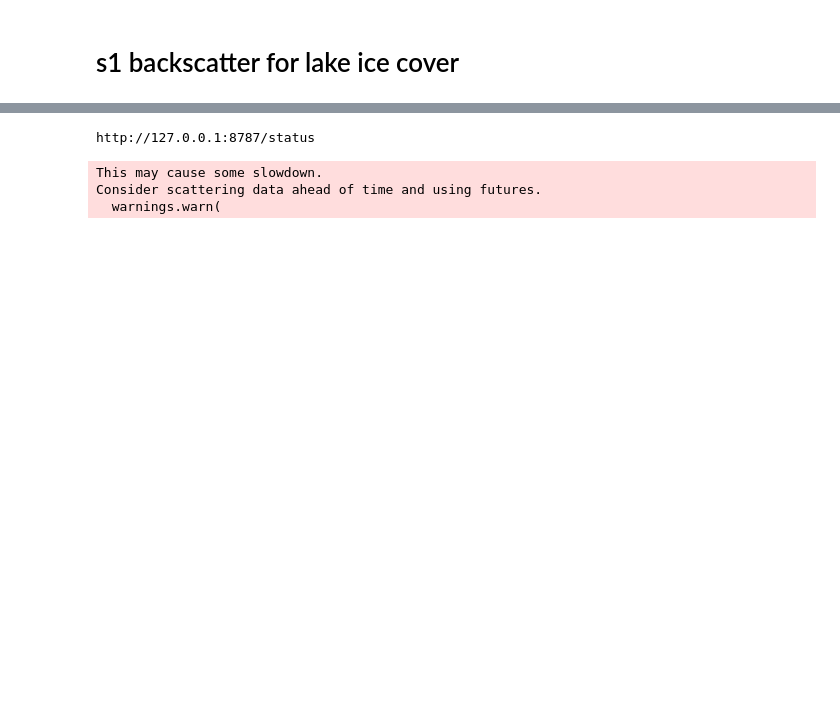
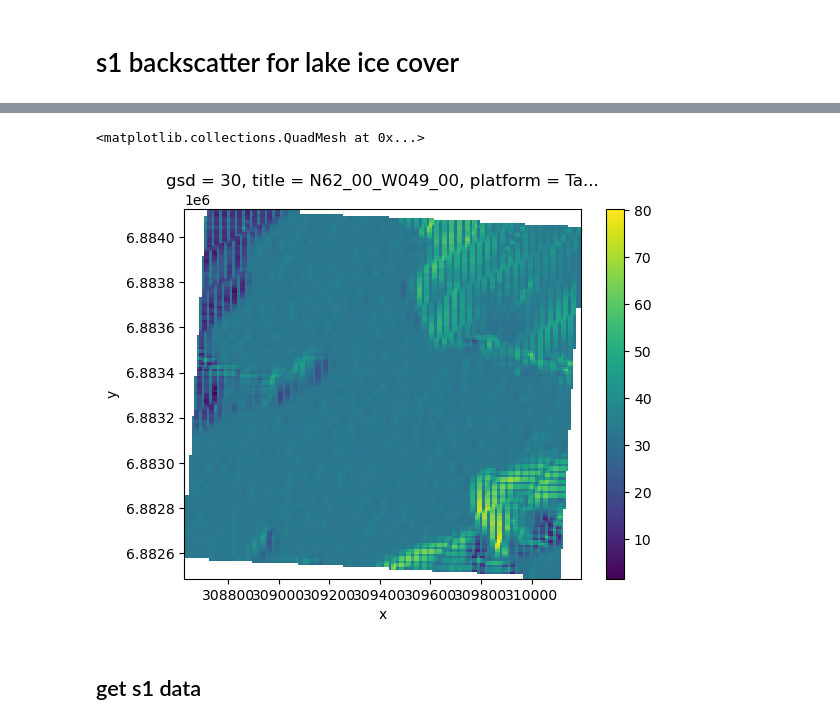
Before and after one commit to tlohde/lake-terminating-glaciers, a Jupyter notebook: src/lake_ice.ipynb, the cells around one changed output, grey strips where cells are left out. Drawn from its saved outputs; the diff is of its cells as text; code cells hidden in the pictures; blank space fills up the shorter version.

```diff
--- a/src/lake_ice.ipynb
+++ b/src/lake_ice.ipynb
@@ -73,0 +123,3 @@ for row in tqdm(lakes.to_crs(4326).itertuples()):
+# %%
+dem = get_copernicus_dem(row.geometry)
+demprj = dem.rio.reproject_match(ds, nodata=np.nan)
@@ -73,0 +169,20 @@ for row in tqdm(lakes.to_crs(4326).itertuples()):
+# %%
+mirror_folder(grd_fs, bucket, ids[0])
+sarsen.sentinel1.open_dataset_autodetect(ids[0])[0].attrs['subgroups'] #, group='IW/HH')
+orbit_ecef, _ = sarsen.sentinel1.open_dataset_autodetect(ids[0], group='IW/HH/orbit')
+
+coord_conv = [grp for grp in sarsen.sentinel1.open_dataset_autodetect(ids[0])[0].attrs['subgroups'] if 'coordinate_conversion' in grp][0]
+coord_conversion, _ = sarsen.sentinel1.open_dataset_autodetect(ids[0], group=coord_conv)
+# %%
+dem_prj = demprj.drop_vars(['epsg',
+                            'proj:transform',
+                            'proj:epsg',
+                            'proj:shape']).rio.write_crs(demprj.rio.crs)
+if dem_prj.y.diff('y').values[0] < 0:
+    dem_prj = dem_prj.isel(y=slice(None, None, -1))
+dem_prj.attrs['long_name'] = 'elevation'
+dem_prj.attrs['units'] = 'm'
+dem_prj = dem_prj.rename('dem').squeeze(drop=True)
+
+dem_ecef = sarsen.scene.convert_to_dem_ecef(dem_prj,
+                                            source_crs=demprj.rio.crs)
@@ -74,4 +192,26 @@ for row in tqdm(lakes.to_crs(4326).itertuples()):
+# %%
+acquisition = sarsen.apps.simulate_acquisition(dem_ecef,
+                                               orbit_ecef.position,
+                                               slant_range_time_to_ground_range=slant_to_ground,
+                                               correct_radiometry=True)
+oriented_area = sarsen.scene.compute_dem_oriented_area(dem_ecef)
+dem_normal = -oriented_area / np.sqrt(xr.dot(oriented_area, oriented_area, dims="axis"))
+orbit_interpolator = sarsen.orbit.OrbitPolyfitIterpolator.from_position(orbit_ecef.position)
+position_ecef = orbit_interpolator.position()
+velocity_ecef = orbit_interpolator.velocity()
+acquisition = sarsen.geocoding.backward_geocode(dem_ecef, orbit_ecef.position, velocity_ecef)
+slant_range = np.sqrt((acquisition.dem_distance**2).sum(dim="axis"))
+dem_direction = acquisition.dem_distance / slant_range
+angle = np.arccos(xr.dot(dem_normal, dem_direction, dims="axis"))
+# %%
+np.degrees(angle).plot()
+# %% [output]
+<matplotlib.collections.QuadMesh at 0x...>
+[figure, added]
+# %% [markdown]
+## get s1 data
 # %%
+
 with LocalCluster() as cluster:
     client = cluster.get_client()
     print(client.dashboard_link)
@@ -83,8 +223,5 @@ with LocalCluster() as cluster:
         dfs.append(_df)
 
     df = pd.concat(dfs).reset_index().set_index('time')
+
+df.to_parquet('../results/s1_lake_backscatter.parquet')
-# %% [output]
-http://127.0.0.1:8787/status
-This may cause some slowdown.
-Consider scattering data ahead of time and using futures.
-  warnings.warn(
```
Also changed, not shown: parts of 22 cells of this notebook, 3 other files.
